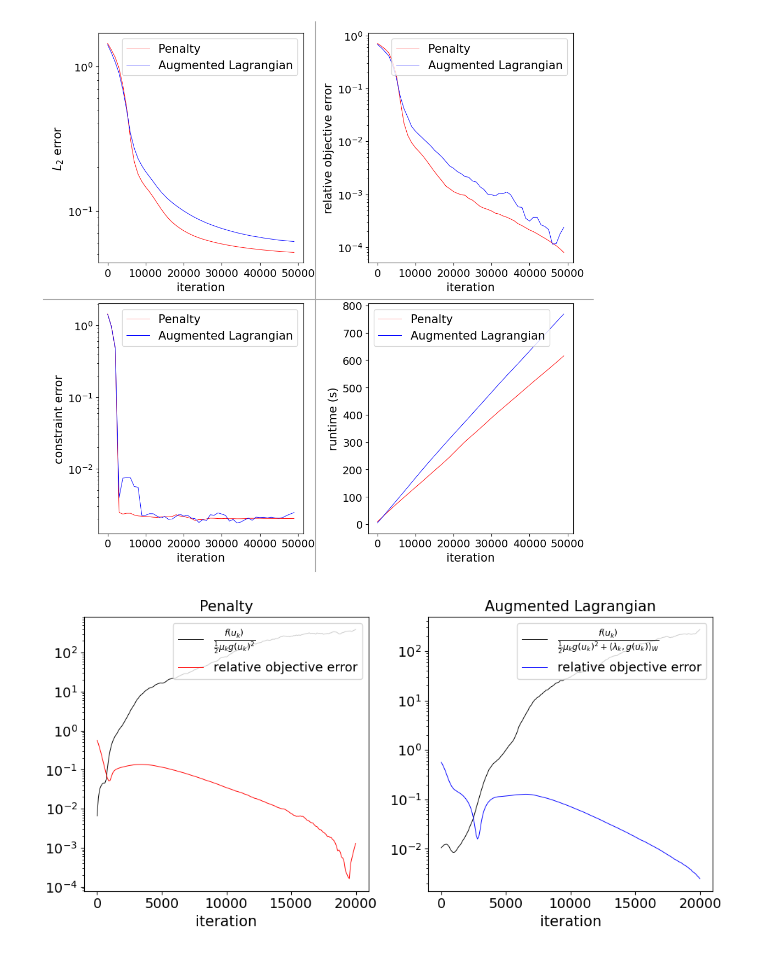
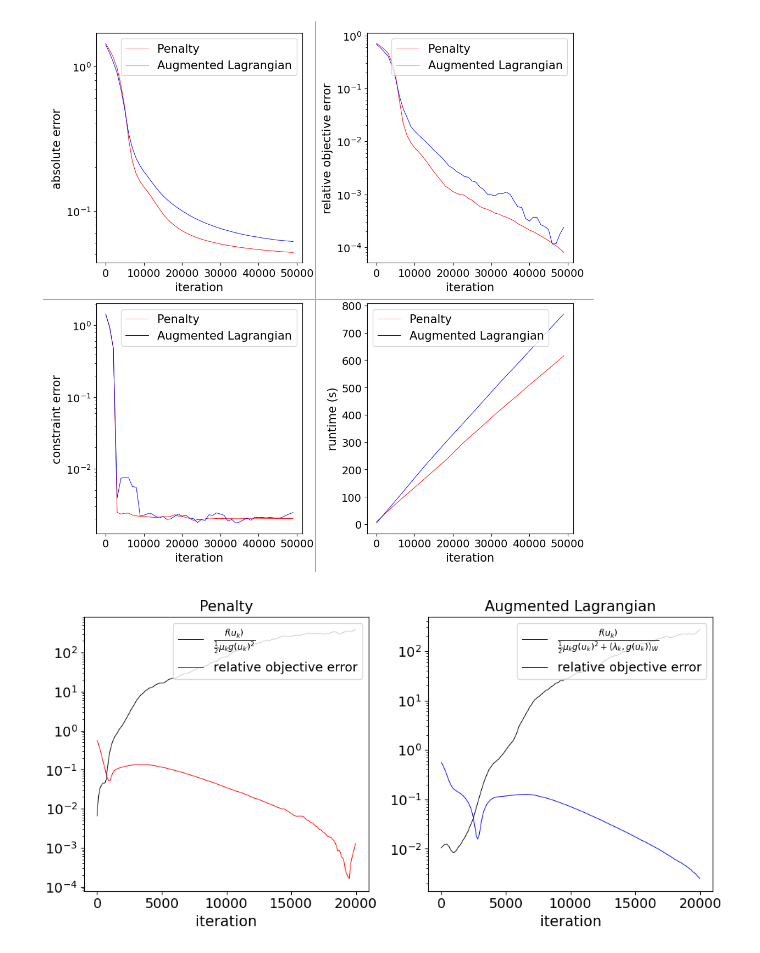
Before and after one commit to pinakm9/var-al, a Jupyter notebook: plotters/sphere-geodesic.ipynb, the cells around one changed output. Saved outputs shown, nothing was run; the diff lists cells and outputs as text; code cells hidden in the pictures.

```diff
--- a/plotters/sphere-geodesic.ipynb
+++ b/plotters/sphere-geodesic.ipynb
@@ -213,7 +218,7 @@ def plot_errors(filename, last, interval, k):
     ax_l.tick_params(axis='both', which='minor', labelsize=tick_size)
     #ax_l.set_title('Penalty solution', fontsize=title_size)
     ax_l.set_xlabel('iteration', fontsize=xlabel_size)
-    ax_l.set_ylabel(r'$L_2$ error', fontsize=ylabel_size)
+    ax_l.set_ylabel(r'absolute error', fontsize=ylabel_size)
 
     ax_o.tick_params(axis='both', which='major', labelsize=tick_size)
     ax_o.tick_params(axis='both', which='minor', labelsize=tick_size)
@@ -236,34 +241,34 @@ def plot_errors(filename, last, interval, k):
     df_p = pd.read_csv('../data/sphere-geodesic/train_log.csv')
     df_al = pd.read_csv('../data/sphere-geodesic-al/train_log.csv')
 
     x = df_p['iteration'].to_numpy()[0:last:interval]
     ax_l.semilogy(x, smooth(df_p['L2-error'].to_numpy()[0:last:interval], k), linewidth=0.7, label='Penalty', c='red')
     ax_l.semilogy(x, smooth(df_al['L2-error'].to_numpy()[0:last:interval], k), linewidth=0.7, label='Augmented Lagrangian', c='blue')
     ax_l.legend(fontsize=legend_size)
     ax_o.semilogy(x, smooth(np.abs(df_p['objective-error'].to_numpy()[0:last:interval]), k), linewidth=0.7, label='Penalty', c='red')
     ax_o.semilogy(x, smooth(np.abs(df_al['objective-error'].to_numpy()[0:last:interval]), k), linewidth=0.7, label='Augmented Lagrangian', c='blue')
     ax_o.legend(fontsize=legend_size)
     ax_c.semilogy(x, smooth(np.abs(df_p['constraint-error'].to_numpy()[0:last:interval]), k), linewidth=0.7, label='Penalty', c='red')
     ax_c.semilogy(x, smooth(np.abs(df_al['constraint-error'].to_numpy()[0:last:interval]), k), linewidth=0.7, label='Augmented Lagrangian', c='blue')
     ax_c.legend(fontsize=legend_size)
     ax_m.plot(x, smooth(np.abs(df_p['runtime'].to_numpy()[0:last:interval]), k), linewidth=0.7, label='Penalty', c='red')
     ax_m.plot(x, smooth(np.abs(df_al['runtime'].to_numpy()[0:last:interval]), k), linewidth=0.7, label='Augmented Lagrangian', c='blue')
     ax_m.legend(fontsize=legend_size)
 
     l = 0.45
     line = plt.Line2D([l+.045,l+.045],[0.,1], transform=fig.transFigure, color=line_color)
     fig.add_artist(line)
     l = 0.45
     line = plt.Line2D([0.0,1],[l+.045,l+.045], transform=fig.transFigure, color=line_color)
     fig.add_artist(line)
     fig.tight_layout()
     plt.savefig('{}.png'.format(filename), dpi=300)
     plt.show()
 
 
 plot_errors('../plots/sphere-geodesic-error', last=500, interval=10, k=1)
 # %% [output]
-[figure, old version]
+[figure, new version]
 # %%
 tick_size = 14 + scale
 def plot_errors(filename, last, interval, k):
```
Also changed, not shown: parts of 2 cells of this notebook, 5 other files.
